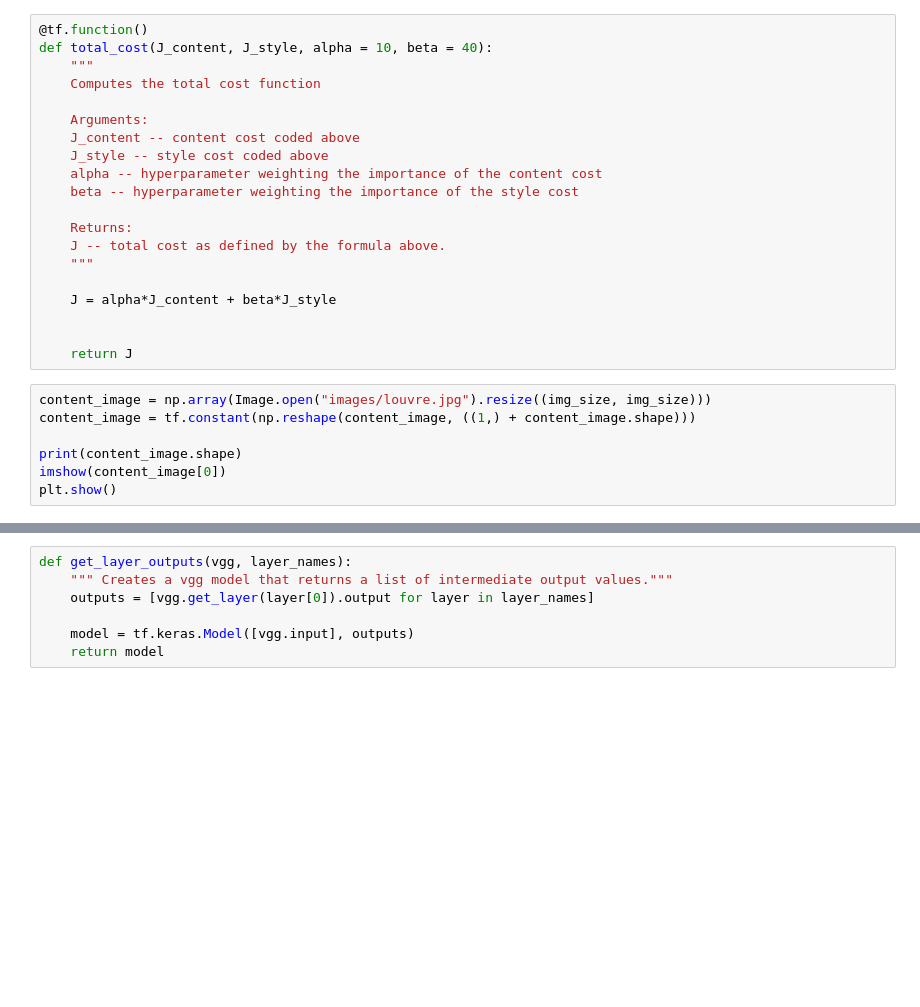
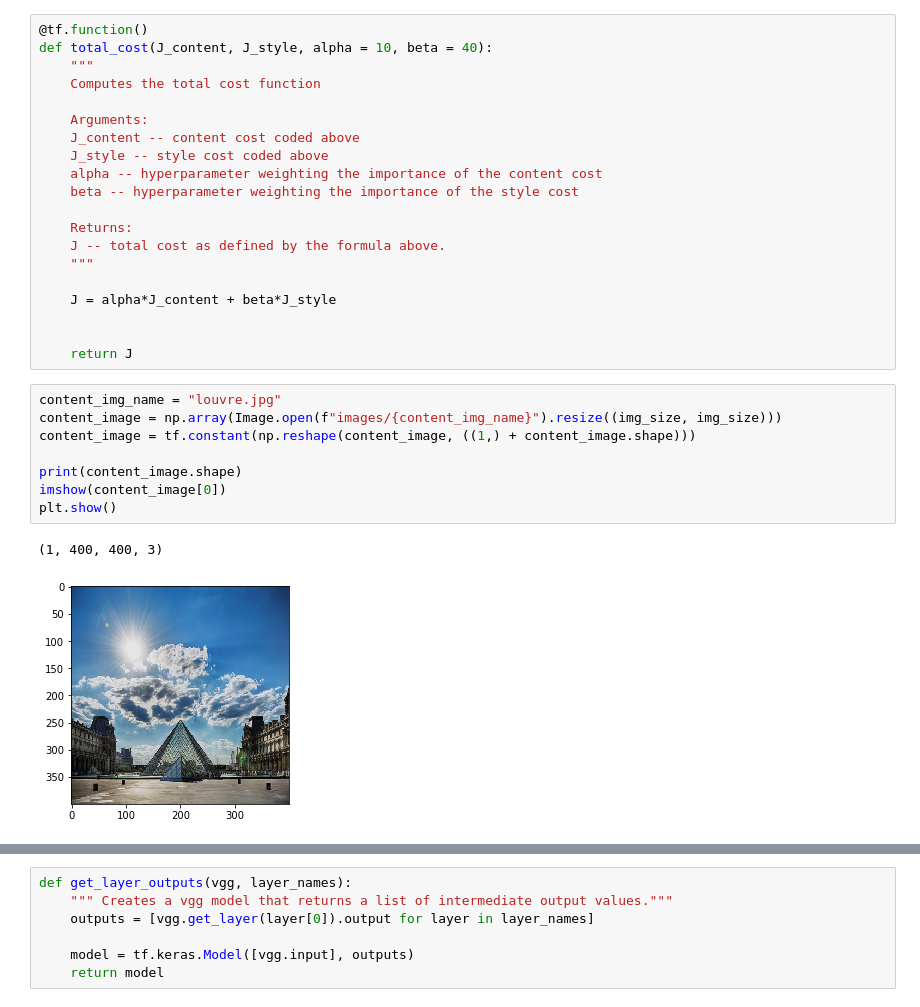
Before and after one commit to camelwater/NST-Art-Generation, a Jupyter notebook: NST_ArtGen.ipynb, the cells around one changed output, grey strips where cells are left out. Cells and saved outputs as stored; diff of their text form; blank space fills up the shorter version.

```diff
--- a/NST_ArtGen.ipynb
+++ b/NST_ArtGen.ipynb
@@ -157,10 +182,14 @@ def total_cost(J_content, J_style, alpha = 10, beta = 40):
 
     return J
 # %%
-content_image = np.array(Image.open("images/louvre.jpg").resize((img_size, img_size)))
+content_img_name = "louvre.jpg"
+content_image = np.array(Image.open(f"images/{content_img_name}").resize((img_size, img_size)))
 content_image = tf.constant(np.reshape(content_image, ((1,) + content_image.shape)))
 
 print(content_image.shape)
 imshow(content_image[0])
 plt.show()
+# %% [output]
+(1, 400, 400, 3)
+[figure, added]
 # %%
```
Also changed, not shown: parts of 10 cells of this notebook.
